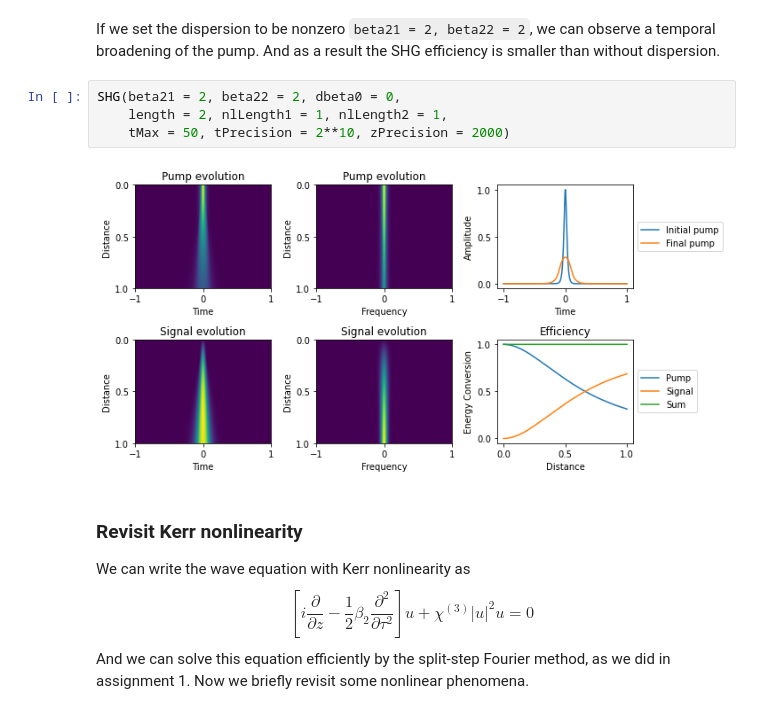
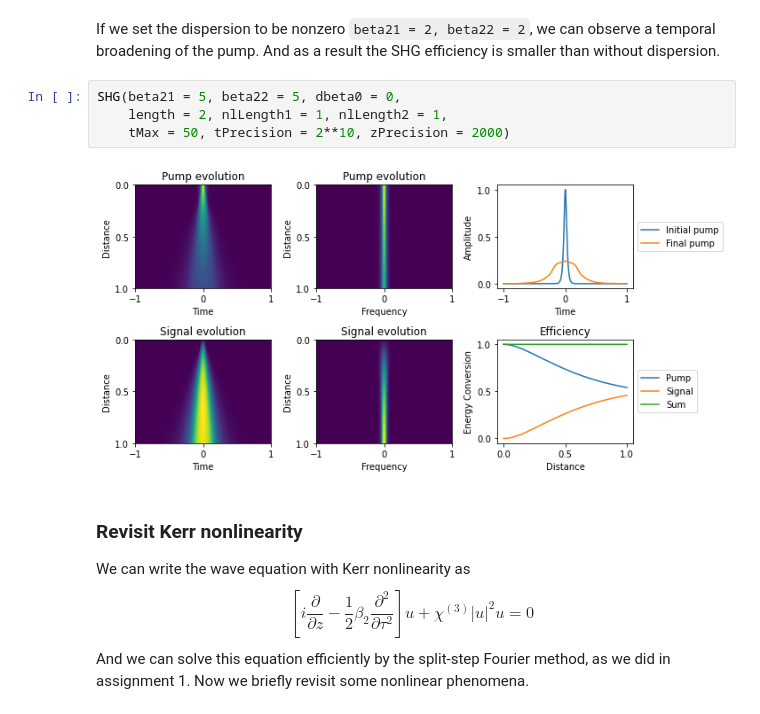
Before and after one commit to jinchen-zhao/cascaded-nonlinearity, a Jupyter notebook: Tutorial.ipynb, the cells around one changed output. Drawn from its saved outputs; the diff is of its cells as text.

```diff
--- a/Tutorial.ipynb
+++ b/Tutorial.ipynb
@@ -56,11 +59,11 @@ SHG(beta21 = 0, beta22 = 0, dbeta0 = 0,
 # %% [markdown]
 If we set the dispersion to be nonzero `beta21 = 2, beta22 = 2`, we can observe a temporal broadening of the pump. And as a result the SHG efficiency is smaller than without dispersion.
 # %%
-SHG(beta21 = 2, beta22 = 2, dbeta0 = 0,
+SHG(beta21 = 5, beta22 = 5, dbeta0 = 0,
     length = 2, nlLength1 = 1, nlLength2 = 1,
     tMax = 50, tPrecision = 2**10, zPrecision = 2000)
 # %% [output]
-[figure, old version]
+[figure, new version]
 # %% [markdown]
 ### Revisit Kerr nonlinearity
 
```
Also changed, not shown: parts of 7 cells of this notebook.
